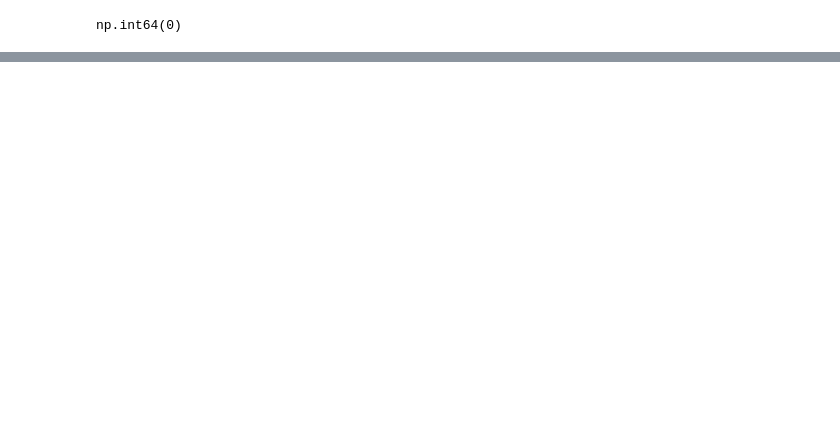
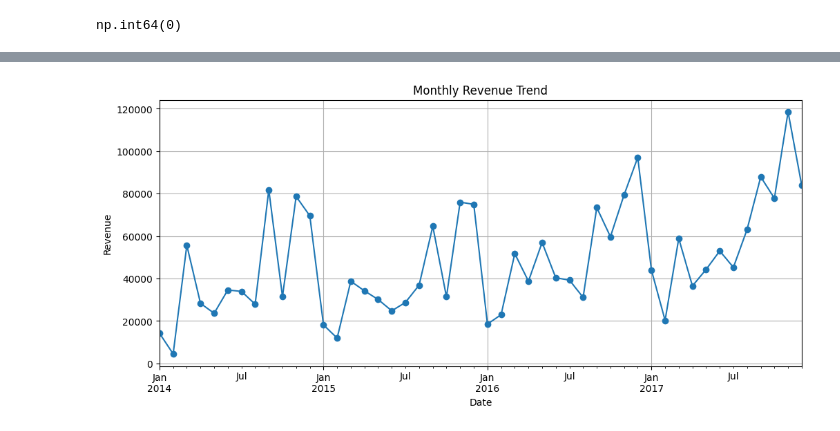
Before and after one commit to Ma-hek01/Revenue-Forecasting-Business-Performance-Dashboard, a Jupyter notebook: notebooks/02_data_loading_and_eda.ipynb, the cells around one changed output, grey strips where cells are left out. Drawn from its saved outputs; the diff is of its cells as text; code cells hidden in the pictures; blank space fills up the shorter version.

```diff
--- a/notebooks/02_data_loading_and_eda.ipynb
+++ b/notebooks/02_data_loading_and_eda.ipynb
@@ -70,0 +72,4 @@ np.int64(0)
+# %%
+total_sales = df["Sales"].sum()
+df["Sales"] = pd.to_numeric(df["Sales"], errors="coerce")
+print('$'+ str(total_sales))
@@ -70,0 +157,3 @@ np.int64(0)
+# %%
+df["Year"] = df["Order Date"].dt.year
+df["Month"] = df["Order Date"].dt.month
@@ -70,0 +257,24 @@ np.int64(0)
+# %%
+monthly_sales = (
+    df.groupby(
+        pd.Grouper(
+            key="Order Date",
+            freq="ME"
+        )
+    )["Sales"]
+    .sum()
+)
+# %%
+plt.figure(figsize=(12,5))
+
+monthly_sales.plot(marker="o")
+
+plt.title("Monthly Revenue Trend")
+plt.xlabel("Date")
+plt.ylabel("Revenue")
+
+plt.grid(True)
+
+plt.show()
+# %% [output]
+[figure, added]
```
Also changed, not shown: parts of 31 cells of this notebook, 2 other files.
